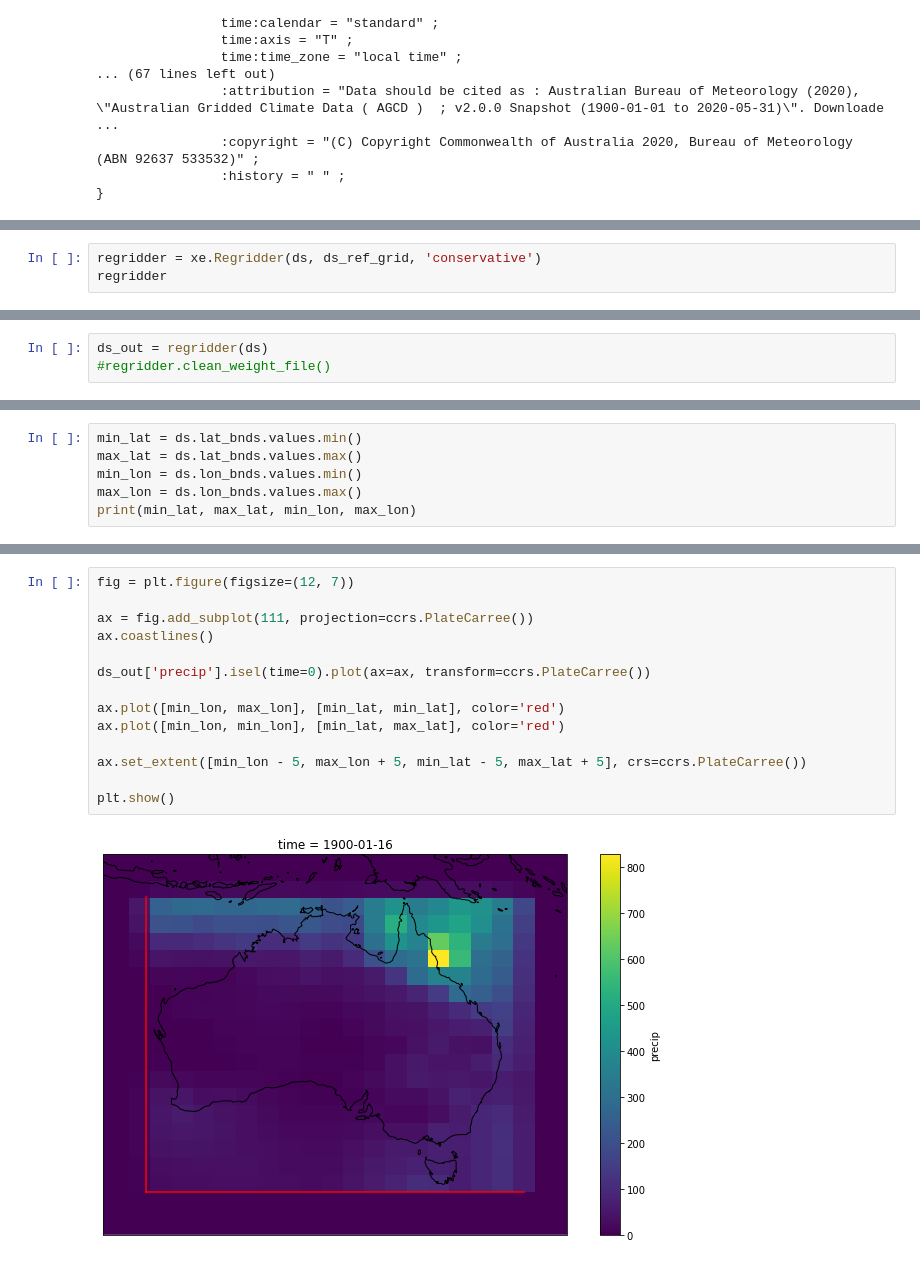
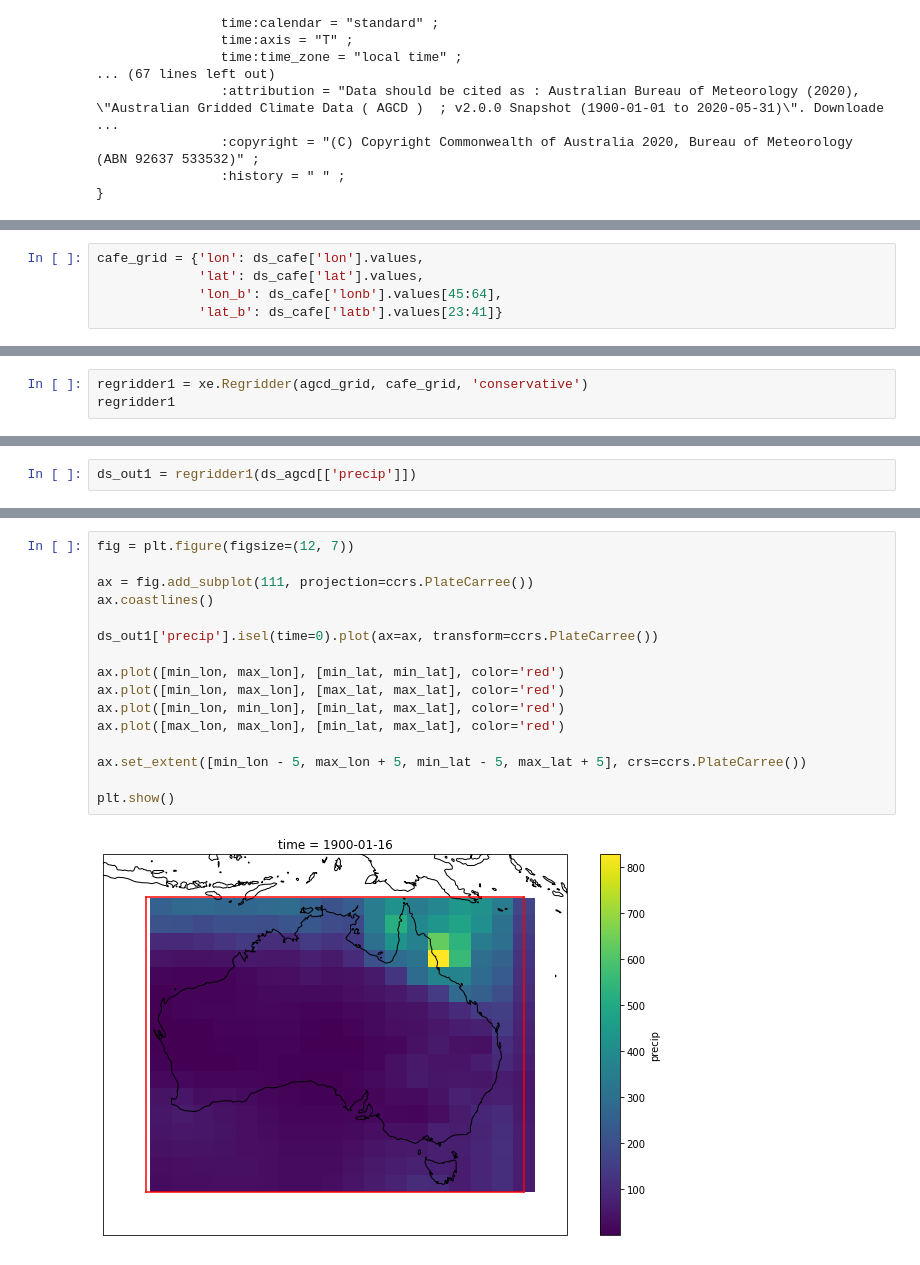
Before and after one commit to AusClimateService/agcd, a Jupyter notebook: Untitled.ipynb, the cells around one changed output, grey strips where cells are left out. Saved outputs shown, nothing was run; the diff lists cells and outputs as text.

```diff
--- a/Untitled.ipynb
+++ b/Untitled.ipynb
@@ -197,0 +189,5 @@ ds_ref_grid = ds_ref_grid.drop(['area', 'zsurf'])
+# %%
+cafe_grid = {'lon': ds_cafe['lon'].values,
+             'lat': ds_cafe['lat'].values,
+             'lon_b': ds_cafe['lonb'].values[45:64],
+             'lat_b': ds_cafe['latb'].values[23:41]}
@@ -198,6 +213,6 @@ ds_ref_grid = ds_ref_grid.drop(['area', 'zsurf'])
 # %%
-regridder = xe.Regridder(ds, ds_ref_grid, 'conservative')
-regridder
+regridder1 = xe.Regridder(agcd_grid, cafe_grid, 'conservative')
+regridder1
 # %% [output]
 xESMF Regridder
 Regridding algorithm:       conservative
@@ -208,4 +223,3 @@ Output grid shape:          (90, 144)
 Periodic in longitude?      False
 # %%
-ds_out = regridder(ds)
-#regridder.clean_weight_file()
+ds_out1 = regridder1(ds_agcd[['precip']])
@@ -236,6 +225,0 @@ conservative
-# %%
-min_lat = ds.lat_bnds.values.min()
-max_lat = ds.lat_bnds.values.max()
-min_lon = ds.lon_bnds.values.min()
-max_lon = ds.lon_bnds.values.max()
-print(min_lat, max_lat, min_lon, max_lon)
@@ -244,17 +239,19 @@ print(min_lat, max_lat, min_lon, max_lon)
 # %%
 fig = plt.figure(figsize=(12, 7))
 
 ax = fig.add_subplot(111, projection=ccrs.PlateCarree())
 ax.coastlines()
 
-ds_out['precip'].isel(time=0).plot(ax=ax, transform=ccrs.PlateCarree())
+ds_out1['precip'].isel(time=0).plot(ax=ax, transform=ccrs.PlateCarree())
 
 ax.plot([min_lon, max_lon], [min_lat, min_lat], color='red')
+ax.plot([min_lon, max_lon], [max_lat, max_lat], color='red')
 ax.plot([min_lon, min_lon], [min_lat, max_lat], color='red')
+ax.plot([max_lon, max_lon], [min_lat, max_lat], color='red')
 
 ax.set_extent([min_lon - 5, max_lon + 5, min_lat - 5, max_lat + 5], crs=ccrs.PlateCarree())
 
 plt.show()
 # %% [output]
-[figure, old version]
+[figure, new version]
 # %%
```
Also changed, not shown: parts of 20 cells of this notebook.
